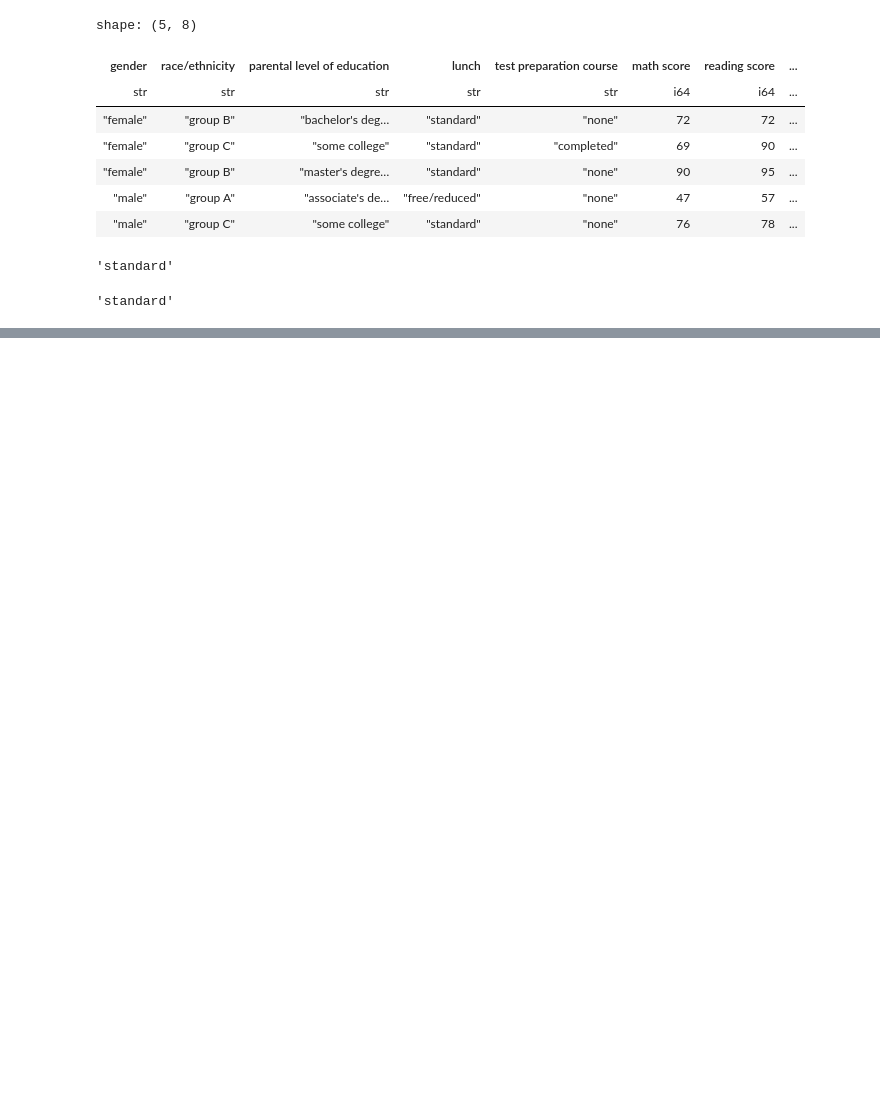
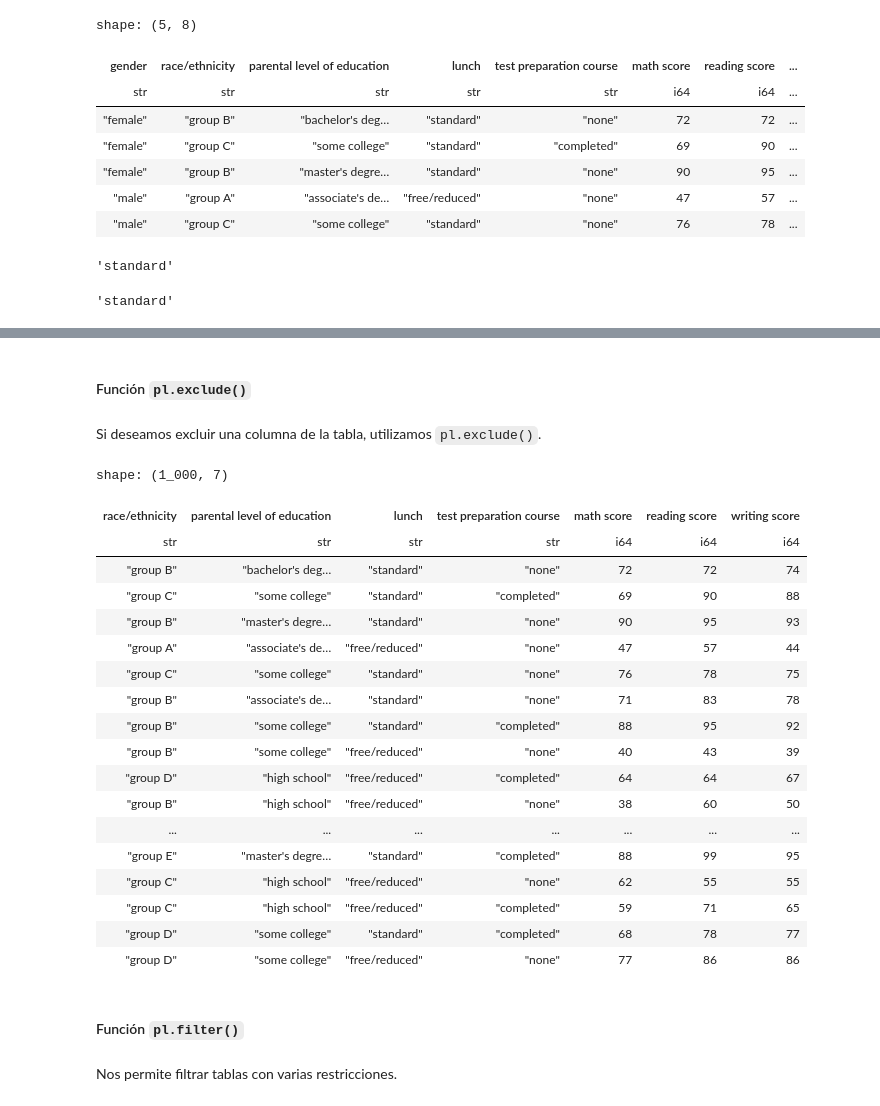
Before and after one commit to Marcello0206/Polars, a Jupyter notebook: Aprendiendo a usar Polars.ipynb, the cells around one changed output, grey strips where cells are left out. Drawn from its saved outputs; the diff is of its cells as text; code cells hidden in the pictures; blank space fills up the shorter version.

```diff
--- a/Aprendiendo a usar Polars.ipynb
+++ b/Aprendiendo a usar Polars.ipynb
@@ -282,0 +340,2 @@ df[0,'lunch']
+# %%
+df.sort('math score').head()
@@ -282,0 +351,2 @@ df[0,'lunch']
+# %%
+df.sort('math score',descending=True).head()
@@ -282,0 +362,30 @@ df[0,'lunch']
+# %% [markdown]
+#### Función `pl.exclude()`
+# %% [markdown]
+Si deseamos excluir una columna de la tabla, utilizamos `pl.exclude()`.
+# %%
+df.select([pl.exclude('gender')])
+# %% [output]
+shape: (1_000, 7)
+| race/ethnicity | parental level of education | lunch | test preparation course | math score | reading score | writing score |
+| str | str | str | str | i64 | i64 | i64 |
+| "group B" | "bachelor's deg… | "standard" | "none" | 72 | 72 | 74 |
+| "group C" | "some college" | "standard" | "completed" | 69 | 90 | 88 |
+| "group B" | "master's degre… | "standard" | "none" | 90 | 95 | 93 |
+| "group A" | "associate's de… | "free/reduced" | "none" | 47 | 57 | 44 |
+| "group C" | "some college" | "standard" | "none" | 76 | 78 | 75 |
+| "group B" | "associate's de… | "standard" | "none" | 71 | 83 | 78 |
+| "group B" | "some college" | "standard" | "completed" | 88 | 95 | 92 |
+| "group B" | "some college" | "free/reduced" | "none" | 40 | 43 | 39 |
+| "group D" | "high school" | "free/reduced" | "completed" | 64 | 64 | 67 |
+| "group B" | "high school" | "free/reduced" | "none" | 38 | 60 | 50 |
+| ... | ... | ... | ... | ... | ... | ... |
+| "group E" | "master's degre… | "standard" | "completed" | 88 | 99 | 95 |
+| "group C" | "high school" | "free/reduced" | "none" | 62 | 55 | 55 |
+| "group C" | "high school" | "free/reduced" | "completed" | 59 | 71 | 65 |
+| "group D" | "some college" | "standard" | "completed" | 68 | 78 | 77 |
+| "group D" | "some college" | "free/reduced" | "none" | 77 | 86 | 86 |
+# %% [markdown]
+#### Función `pl.filter()`
+# %% [markdown]
+Nos permite filtrar tablas con varias restricciones.
```
Also changed, not shown: parts of 56 cells of this notebook.
